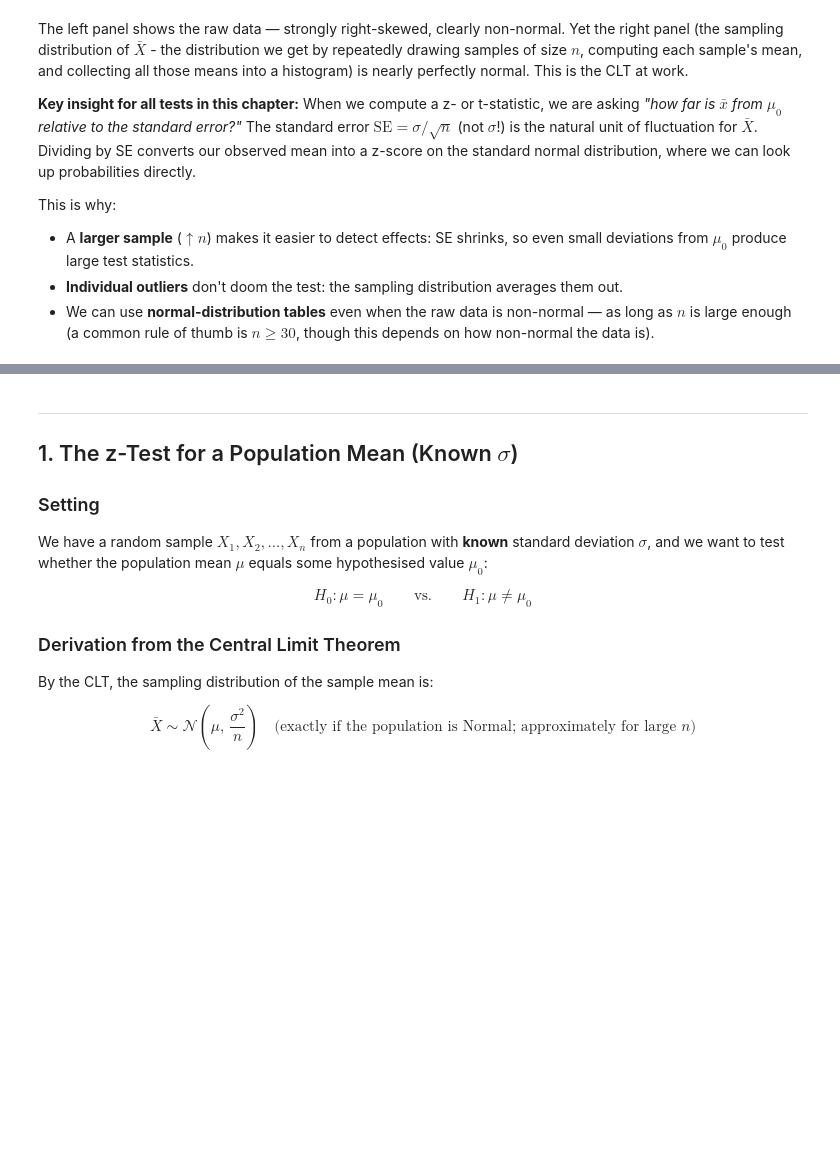
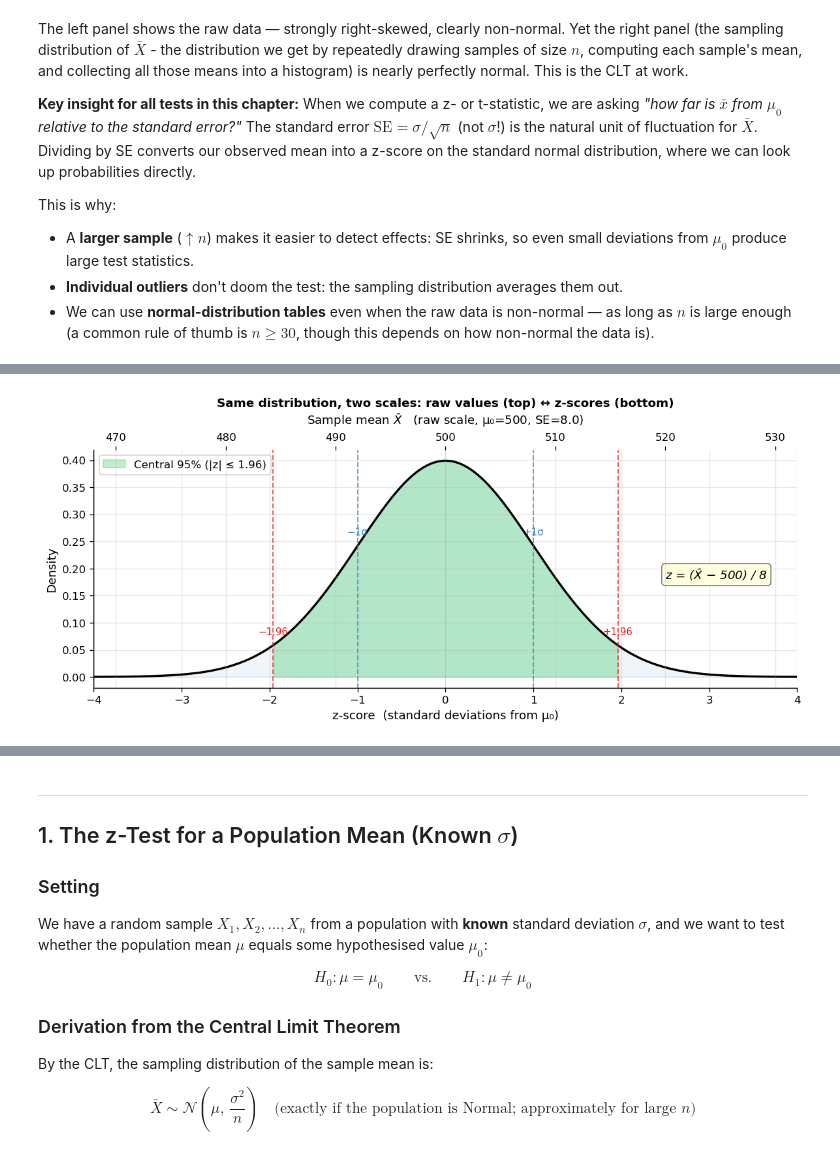
Before and after one commit to alextimmer/applied-and-mathematical-statistics, a Jupyter notebook: notebooks/05_hypothesis_testing/02_common_tests.ipynb, the cells around one changed output, grey strips where cells are left out. Saved outputs shown, nothing was run; the diff lists cells and outputs as text; code cells hidden in the pictures; blank space fills up the shorter version.

Commit message:
ADDINT Z SCORE MECchanics

```diff
--- a/notebooks/05_hypothesis_testing/02_common_tests.ipynb
+++ b/notebooks/05_hypothesis_testing/02_common_tests.ipynb
@@ -317,0 +338,75 @@ This is why:
+# %%
+# Dual-axis plot: raw scale vs. z-score scale — same distribution, different units
+
+mu_0 = 500  # hypothesised population mean (e.g. fill weight in grams)
+sigma = 40  # known population std dev
+n = 25  # sample size
+se = sigma / np.sqrt(n)  # standard error = 8
+
+fig, ax_z = plt.subplots(figsize=(10, 4.5))
+
+# Plot on the z-scale (bottom axis)
+z = np.linspace(-4, 4, 400)
+ax_z.plot(z, stats.norm.pdf(z), color="k", linewidth=2)
+ax_z.fill_between(z, stats.norm.pdf(z), alpha=0.08, color="steelblue")
+ax_z.set_xlabel("z-score  (standard deviations from μ₀)", fontsize=11)
+ax_z.set_ylabel("Density", fontsize=11)
+ax_z.set_xlim(-4, 4)
+
+# Mark key z-values
+for zv, lab in [(-1, "−1σ"), (1, "+1σ"), (-1.96, "−1.96"), (1.96, "+1.96")]:
+    ax_z.axvline(
+        zv,
+        color="#E41A1C" if abs(zv) > 1.5 else "#377EB8",
+        linewidth=1.2,
+        linestyle="--",
+        alpha=0.7,
+    )
+    ax_z.text(
+        zv,
+        stats.norm.pdf(zv) + 0.02,
+        lab,
+        ha="center",
+        fontsize=9,
+        color="#E41A1C" if abs(zv) > 1.5 else "#377EB8",
+    )
+
+# Shade the 95% central region
+z_fill = z[(z >= -1.96) & (z <= 1.96)]
+ax_z.fill_between(
+    z_fill,
+    stats.norm.pdf(z_fill),
+    alpha=0.25,
+    color="#00BA38",
+    label="Central 95% (|z| ≤ 1.96)",
+)
+
+# Top axis: raw scale of x̄
+ax_raw = ax_z.twiny()
+ax_raw.set_xlim(mu_0 + ax_z.get_xlim()[0] * se, mu_0 + ax_z.get_xlim()[1] * se)
+ax_raw.set_xlabel(
+    f"Sample mean $\\bar{{X}}$   (raw scale, μ₀={mu_0}, SE={se})",
+    fontsize=11,
+    labelpad=8,
+)
+
+# Annotate the mapping
+ax_z.annotate(
+    f"z = ($\\bar{{X}}$ − {mu_0}) / {se:.0f}",
+    xy=(2.5, 0.18),
+    fontsize=11,
+    fontstyle="italic",
+    bbox=dict(boxstyle="round,pad=0.3", facecolor="lightyellow", edgecolor="gray"),
+)
+
+ax_z.legend(fontsize=10, loc="upper left")
+ax_z.set_title(
+    "Same distribution, two scales: raw values (top) ↔ z-scores (bottom)",
+    fontsize=11,
+    fontweight="bold",
+    pad=40,
+)
+plt.tight_layout()
+plt.show()
+# %% [output]
+[figure, added]
```
Also changed, not shown: parts of 4 cells of this notebook.
